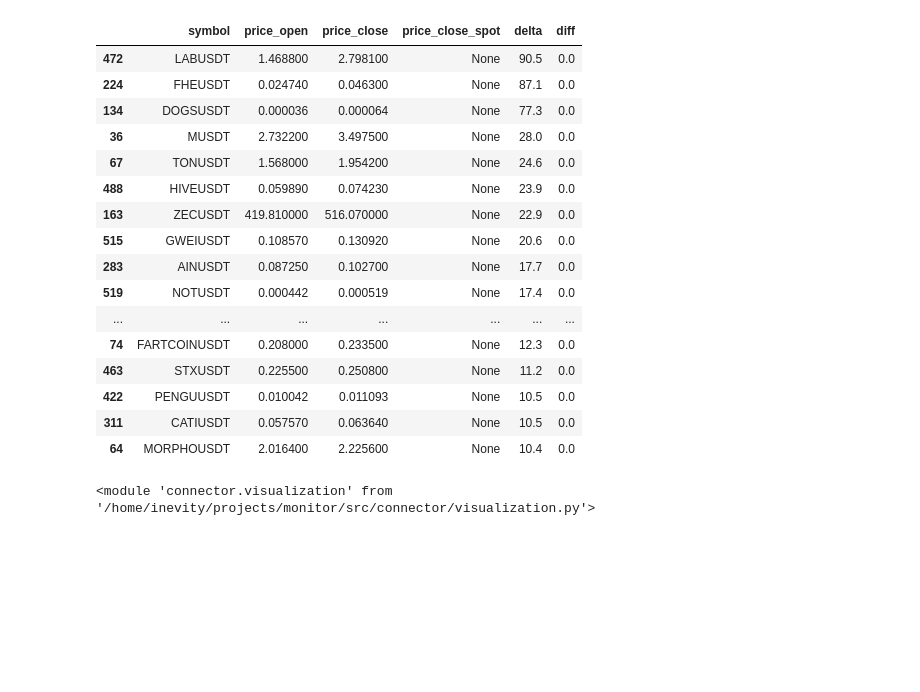
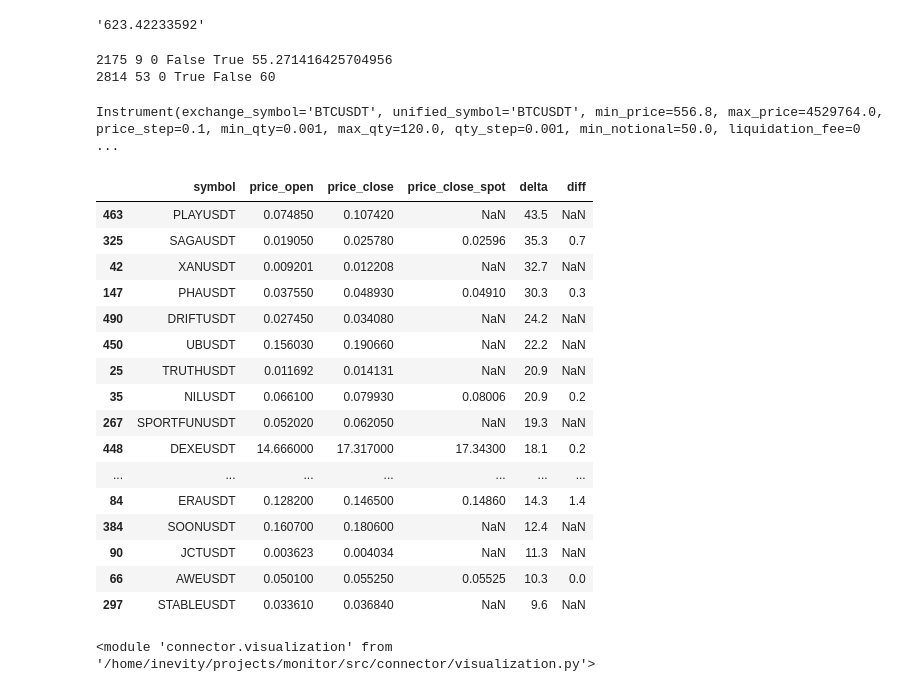
Before and after one commit to stockoperator/monitor, a Jupyter notebook: src/monitor.ipynb, the cells around one changed output. Cells and saved outputs as stored; diff of their text form; code cells hidden in the pictures; blank space fills up the shorter version.

```diff
--- a/src/monitor.ipynb
+++ b/src/monitor.ipynb
@@ -23,52 +23,67 @@ PID: 1814438
+# %%
+m.connectors[BinancePerp].account_service.wallet_balance
+# %% [output]
+'623.42233592'
+# %%
+c = m.connectors[BinancePerp].public_http_client; d = c.limit_windows[0]
+print(d.used_weight, c.target_concurrency(), c._in_flight, c.can_admit(), d.is_blocking(), c.freeze_remaining())
+c = m.connectors[BinanceSpot].public_http_client;  d = c.limit_windows[0]
+print(d.used_weight, c.target_concurrency(), c._in_flight, c.can_admit(), d.is_blocking(), c.freeze_remaining())
+# %% [output]
+2175 9 0 False True 55.271416425704956
+2814 53 0 True False 60
+# %%
+m.connectors[BinancePerp].instrument_manager["BTCUSDT"]
+# %% [output]
+Instrument(exchange_symbol='BTCUSDT', unified_symbol='BTCUSDT', min_price=556.8, max_price=4529764.0, price_step=0.1, min_qty=0.001, max_qty=120.0, qty_step=0.001, min_notional=50.0, liquidation_fee=0 ...
 # %%
 task.cancel()  # отправляем CancelledError в run()
 await task
 # %%
 import pandas as pd
 from typing import Any
-# from connector.kline_service import KlinesContainer
+from connector.kline_service import KlinesContainer
 
 rows: list[dict[str, Any]] = []
 for symbol, trade_container in m.connectors[BinancePerp].kline_service.containers.items():
     trades = trade_container.klines_1m
     idx = trades.idx
     idx0 = (idx + 1) % trades.size if trades.wrapped else 0
 
     price_close = trades.prices[idx]
     price_open = trades.prices[idx0]
     delta = round((price_close / price_open - 1) * 100, 1)
 
     price_close_spot: float | None = None
-    #container = m.connectors[BinanceSpot].kline_service.containers.get(symbol)
-    #if isinstance(container, KlinesContainer):
-    #    trades_spot = container.klines_1m
-    #    price_close_spot = trades_spot.prices[trades_spot.idx]
-    #diff = round(100 * (price_close_spot / price_close - 1), 1) if price_close_spot else None
-    diff = 0.0 * price_close
+    container = m.connectors[BinanceSpot].kline_service.containers.get(symbol)
+    if isinstance(container, KlinesContainer):
+        trades_spot = container.klines_1m
+        price_close_spot = trades_spot.prices[trades_spot.idx]
+    diff = round(100 * (price_close_spot / price_close - 1), 1) if price_close_spot else None
 
     if price_close != price_open:
         rows.append({"symbol": symbol, "price_open": price_open, "price_close": price_close, "price_close_spot": price_close_spot, "delta": delta, "diff": diff})
 
 df = pd.DataFrame(rows)
 df.sort_values("delta", ascending=False).head(20)
 # %% [output]
 |  | symbol | price_open | price_close | price_close_spot | delta | diff |
-| 472 | LABUSDT | 1.468800 | 2.798100 | None | 90.5 | 0.0 |
-| 224 | FHEUSDT | 0.024740 | 0.046300 | None | 87.1 | 0.0 |
-| 134 | DOGSUSDT | 0.000036 | 0.000064 | None | 77.3 | 0.0 |
-| 36 | MUSDT | 2.732200 | 3.497500 | None | 28.0 | 0.0 |
-| 67 | TONUSDT | 1.568000 | 1.954200 | None | 24.6 | 0.0 |
-| 488 | HIVEUSDT | 0.059890 | 0.074230 | None | 23.9 | 0.0 |
-| 163 | ZECUSDT | 419.810000 | 516.070000 | None | 22.9 | 0.0 |
-| 515 | GWEIUSDT | 0.108570 | 0.130920 | None | 20.6 | 0.0 |
-| 283 | AINUSDT | 0.087250 | 0.102700 | None | 17.7 | 0.0 |
-| 519 | NOTUSDT | 0.000442 | 0.000519 | None | 17.4 | 0.0 |
+| 463 | PLAYUSDT | 0.074850 | 0.107420 | NaN | 43.5 | NaN |
+| 325 | SAGAUSDT | 0.019050 | 0.025780 | 0.02596 | 35.3 | 0.7 |
+| 42 | XANUSDT | 0.009201 | 0.012208 | NaN | 32.7 | NaN |
+| 147 | PHAUSDT | 0.037550 | 0.048930 | 0.04910 | 30.3 | 0.3 |
+| 490 | DRIFTUSDT | 0.027450 | 0.034080 | NaN | 24.2 | NaN |
+| 450 | UBUSDT | 0.156030 | 0.190660 | NaN | 22.2 | NaN |
+| 25 | TRUTHUSDT | 0.011692 | 0.014131 | NaN | 20.9 | NaN |
+| 35 | NILUSDT | 0.066100 | 0.079930 | 0.08006 | 20.9 | 0.2 |
+| 267 | SPORTFUNUSDT | 0.052020 | 0.062050 | NaN | 19.3 | NaN |
+| 448 | DEXEUSDT | 14.666000 | 17.317000 | 17.34300 | 18.1 | 0.2 |
 | ... | ... | ... | ... | ... | ... | ... |
-| 74 | FARTCOINUSDT | 0.208000 | 0.233500 | None | 12.3 | 0.0 |
-| 463 | STXUSDT | 0.225500 | 0.250800 | None | 11.2 | 0.0 |
-| 422 | PENGUUSDT | 0.010042 | 0.011093 | None | 10.5 | 0.0 |
-| 311 | CATIUSDT | 0.057570 | 0.063640 | None | 10.5 | 0.0 |
-| 64 | MORPHOUSDT | 2.016400 | 2.225600 | None | 10.4 | 0.0 |
+| 84 | ERAUSDT | 0.128200 | 0.146500 | 0.14860 | 14.3 | 1.4 |
+| 384 | SOONUSDT | 0.160700 | 0.180600 | NaN | 12.4 | NaN |
+| 90 | JCTUSDT | 0.003623 | 0.004034 | NaN | 11.3 | NaN |
+| 66 | AWEUSDT | 0.050100 | 0.055250 | 0.05525 | 10.3 | 0.0 |
+| 297 | STABLEUSDT | 0.033610 | 0.036840 | NaN | 9.6 | NaN |
 # %%
 import importlib
 importlib.reload(visual)
```
Also changed, not shown: parts of 5 cells of this notebook, 18 other files.
